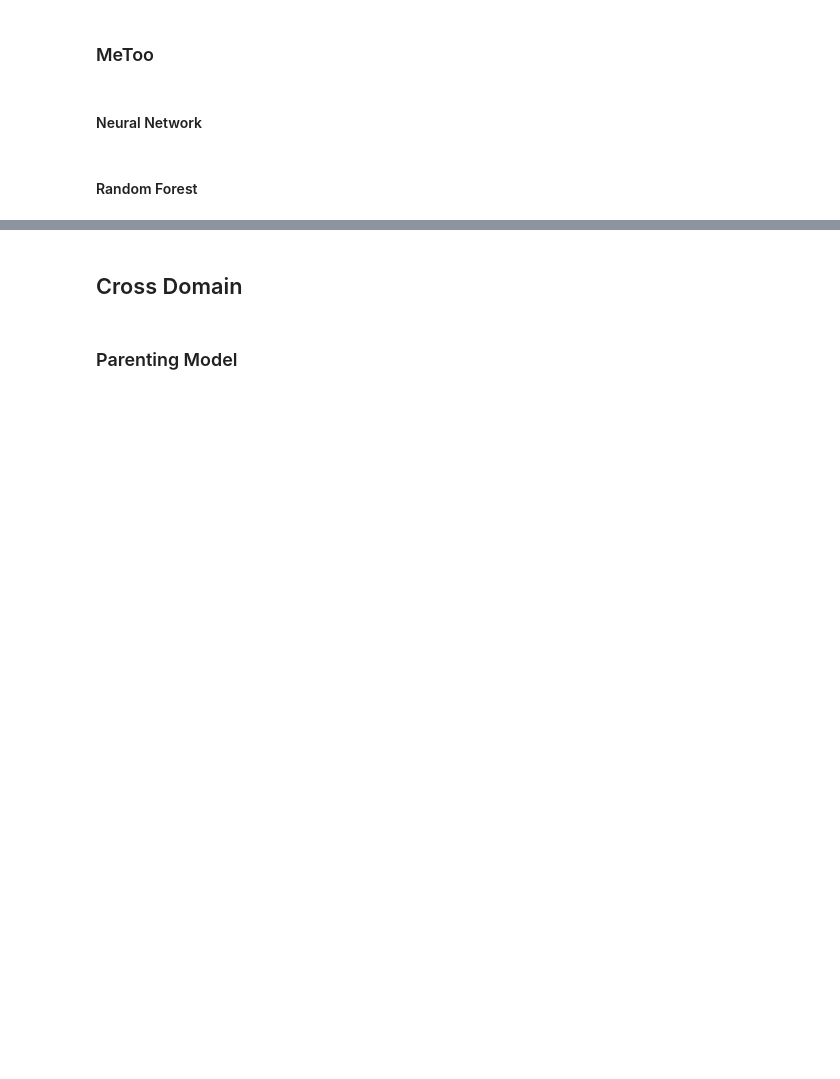
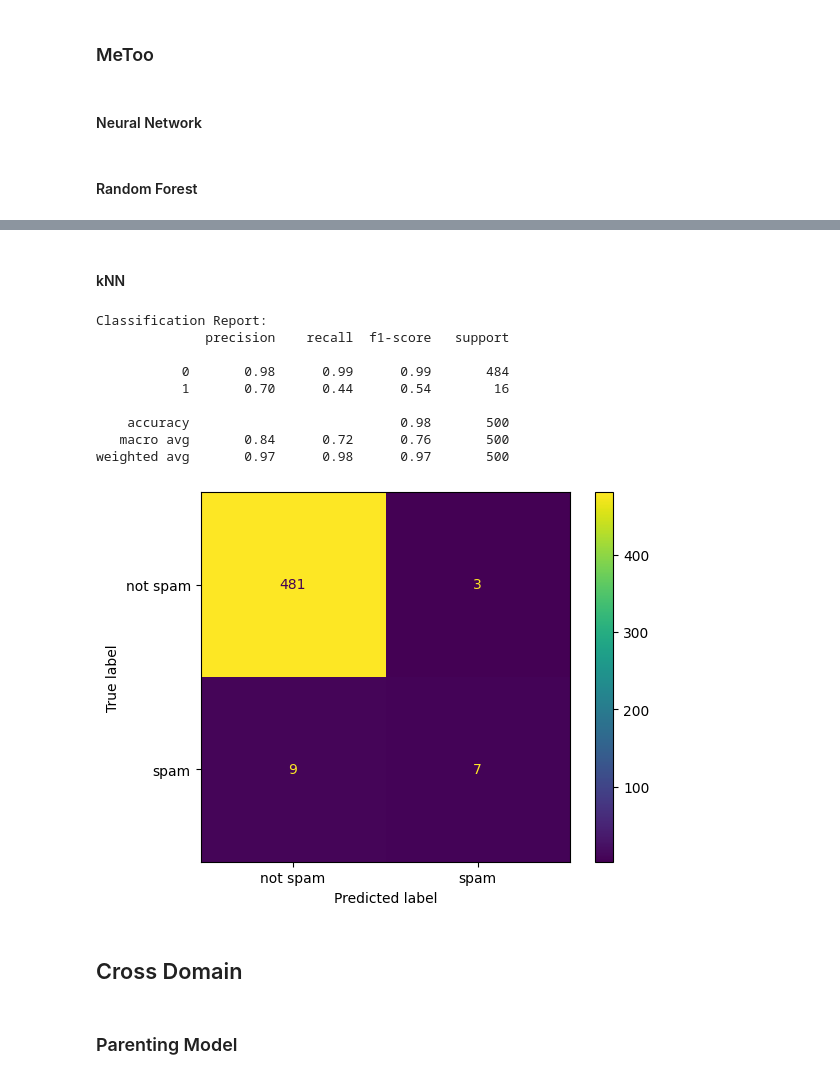
Before and after one commit to stormaref/ML-Final, a Jupyter notebook: main.ipynb, the cells around one changed output, grey strips where cells are left out. Drawn from its saved outputs; the diff is of its cells as text; code cells hidden in the pictures; blank space fills up the shorter version.

```diff
--- a/main.ipynb
+++ b/main.ipynb
@@ -288,0 +363,8 @@ metoo_rf_pred = best_model.predict(metoo_test_bow)
+# %%
+grid_search.fit(metoo_train_tfidf, metoo_train['label'])
+
+best_params = grid_search.best_params_
+print('Best Parameters:', best_params)
+
+best_model = grid_search.best_estimator_
+metoo_knn_pred = best_model.predict(metoo_test_tfidf)
@@ -590,3 +737,18 @@ report(metoo_test['label'], metoo_rf_pred)
+# %% [markdown]
+#### kNN
+# %%
+report(metoo_test['label'], metoo_knn_pred)
+# %% [output]
+Classification Report:
+              precision    recall  f1-score   support
+
+           0       0.98      0.99      0.99       484
+           1       0.70      0.44      0.54        16
+
+    accuracy                           0.98       500
+   macro avg       0.84      0.72      0.76       500
+weighted avg       0.97      0.98      0.97       500
+[figure, added]
 # %% [markdown]
 ## Cross Domain
 # %% [markdown]
```
Also changed, not shown: parts of 29 cells of this notebook.
